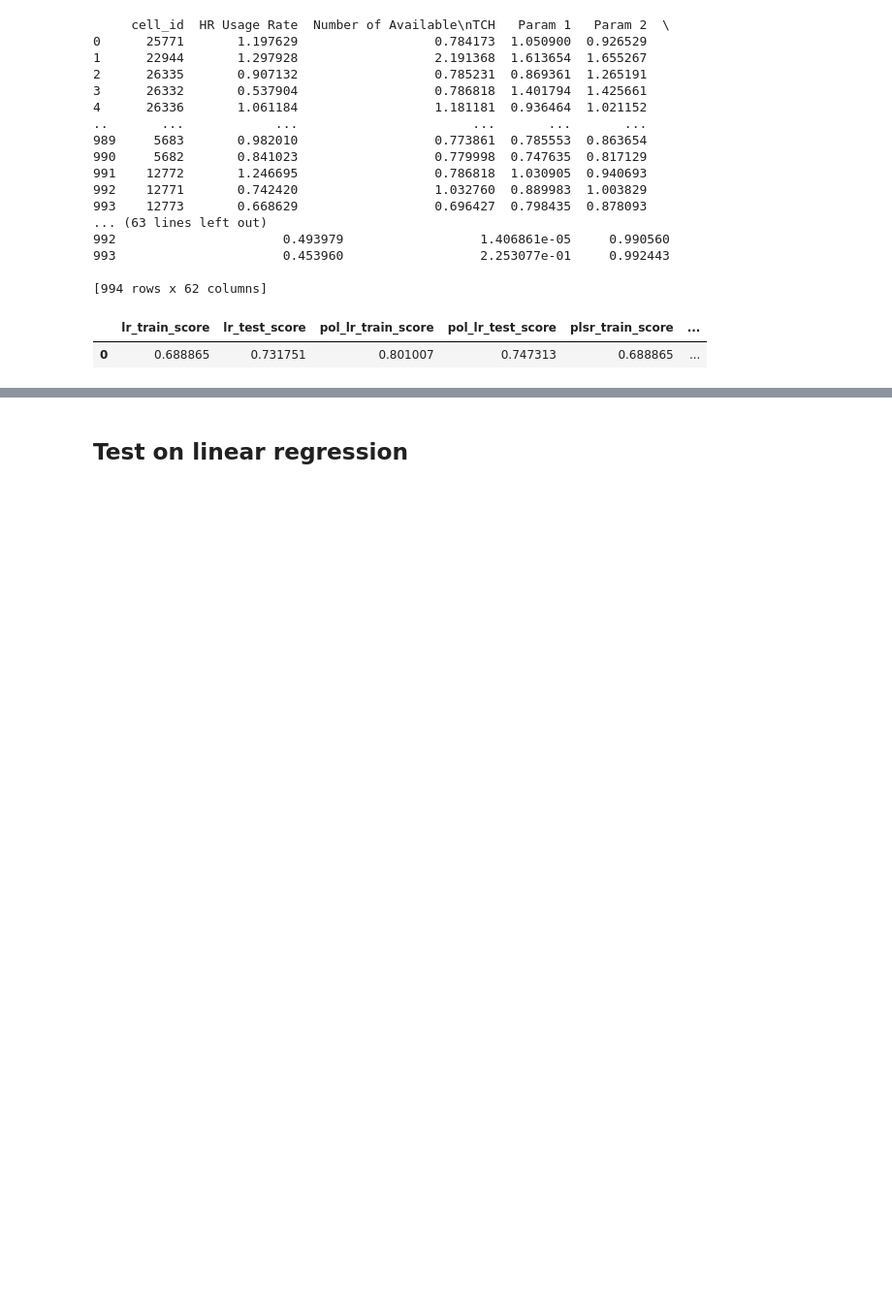
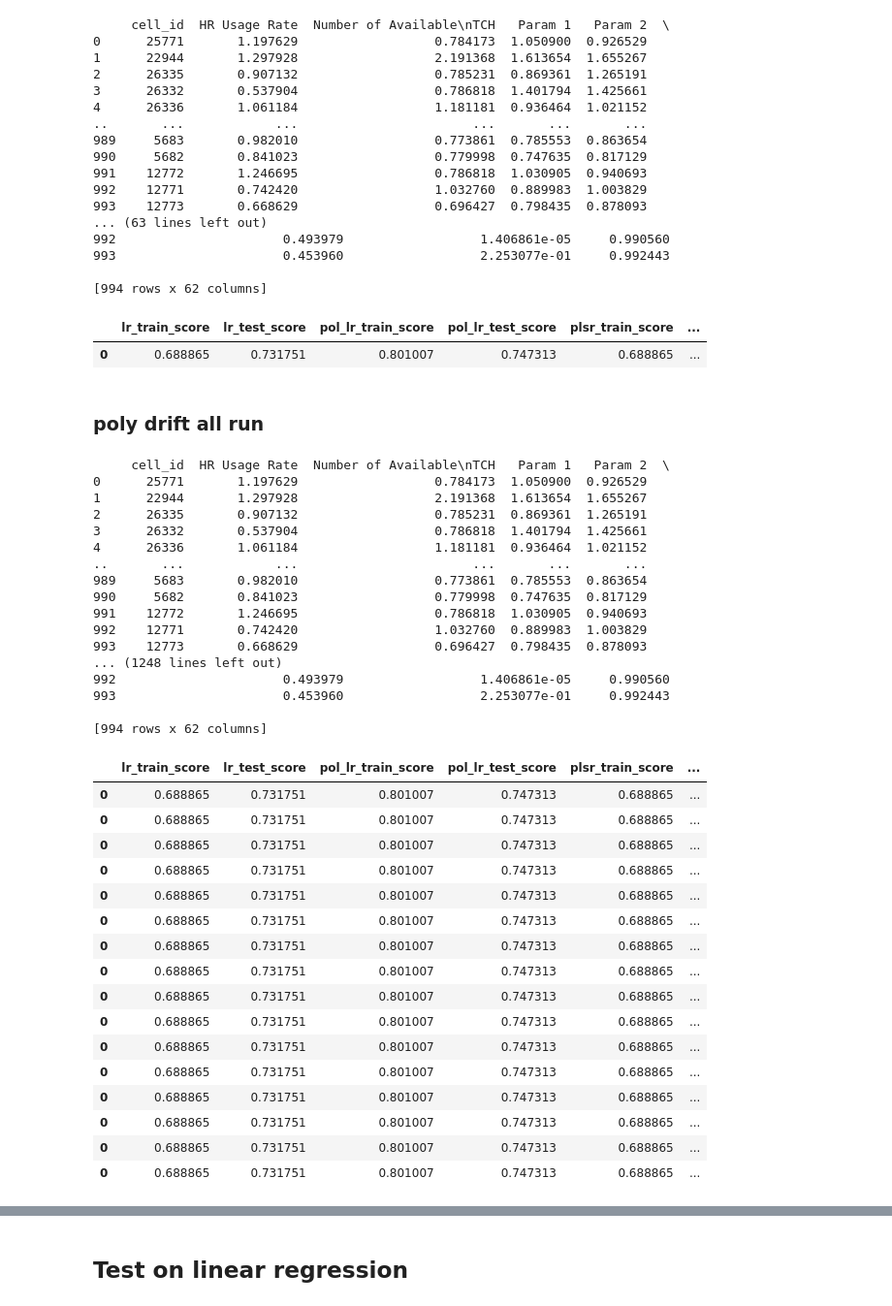
Before and after one commit to S-M157/Bachelor, a Jupyter notebook: RegressDataDrift.ipynb, the cells around one changed output, grey strips where cells are left out. Shown at 97% size. Drawn from its saved outputs; the diff is of its cells as text; code cells hidden in the pictures; blank space fills up the shorter version.

Commit message:
Added full dataset experiments.

```diff
--- a/RegressDataDrift.ipynb
+++ b/RegressDataDrift.ipynb
@@ -30,3 +53,9 @@ def get_weighted_thresh_agg(x: str, fi: Dict, method: Callable = sum):
 # %%
 get_weighted_thresh_sum = partial(get_weighted_thresh_agg, fi={}, method=np.average)
+get_weighted_thresh_sum.__name__ = 'get_weighted_thresh_sum'
+
 get_thresh_sum = partial(get_weighted_thresh_agg, fi={}, method=np.average)
+get_thresh_sum.__name__ = 'get_thresh_sum'
+
+get_weighted_mean = partial(get_weighted_aggregation, fi=fi, method=np.sum)
+get_weighted_mean.__name__ = 'get_weighted_mean'
@@ -1469,6 +1592,78 @@ get_models_poly_drift_results(orig_df, rewards, features, label, stat_tests, pat
 [994 rows x 62 columns]
 |  | lr_train_score | lr_test_score | pol_lr_train_score | pol_lr_test_score | plsr_train_score | ... |
 | 0 | 0.688865 | 0.731751 | 0.801007 | 0.747313 | 0.688865 | ... |
+# %% [markdown]
+### poly drift all run
+# %%
+datasets_list = [('not-sampled_no-ref-window', 'data/generated/drift/by_cell_agent/run_7/by_train_regressive__sampled-drift-None_no-window_.csv'),
+             ('sampled_no-ref-window', 'data/generated/drift/by_cell_agent/run_8/by_train_regressive__sampled-drift-1000_no-window_.csv'),
+             ('not-sampled_ref-window-1k', 'data/generated/drift/by_cell_agent/run_9/by_train_regressive_sampled_ref_sampled_drift_None_window_1k_.csv'),
+             ('sampled_ref-window-1k', 'data/generated/drift/by_cell_agent/run_10/by_train_regressive_sampled_ref_sampled_drift_1000_window_1k_.csv')]
+path = 'data/generated/models/poly_drift_1'
+label = 'quality_avg'
+features = ['HR Usage Rate',
+ 'TCH Blocking Rate, BH',
+ 'Number of Available\nTCH',
+ 'TCH Traffic (Erl), BH',
+ 'Param 1',
+ 'Param 2']
+poly_drift_res = pd.DataFrame()
+
+for dataset_name, dataset_path in datasets_list:
+    dataset = pd.read_csv(dataset_path, index_col=0)
+
+    for form_data_func in [get_regress_score, get_weighted_mean, get_thresh_sum, get_weighted_thresh_sum]:
+        data_type_name = form_data_func.__name__
+
+        regress_df = dataset[['cell_id']].copy()
+        regress_df[stat_tests] = dataset[stat_tests].apply(lambda x: list(map(form_data_func, x)))
+        # creating path to save data
+        saving_path = osp.join(path, dataset_name, data_type_name)
+        Path(saving_path).mkdir(exist_ok=True, parents=True)
+
+        res = get_models_poly_drift_results(orig_df, rewards, features, label, stat_tests, saving_path)
+        res['dataset_name'] = [dataset_name] * len(res)
+        res['data_type_name'] = [data_type_name] * len(res)
+
+        poly_drift_res = pd.concat([poly_drift_res, res])
+
+poly_drift_res.to_csv(osp.join(path, 'poly_drift_res.csv'))
+poly_drift_res
+# %% [output]
+     cell_id  HR Usage Rate  Number of Available\nTCH   Param 1   Param 2  \
+0      25771       1.197629                  0.784173  1.050900  0.926529
+1      22944       1.297928                  2.191368  1.613654  1.655267
+2      26335       0.907132                  0.785231  0.869361  1.265191
+3      26332       0.537904                  0.786818  1.401794  1.425661
+4      26336       1.061184                  1.181181  0.936464  1.021152
+..       ...            ...                       ...       ...       ...
+989     5683       0.982010                  0.773861  0.785553  0.863654
+990     5682       0.841023                  0.779998  0.747635  0.817129
+991    12772       1.246695                  0.786818  1.030905  0.940693
+992    12771       0.742420                  1.032760  0.889983  1.003829
+993    12773       0.668629                  0.696427  0.798435  0.878093
+... (1248 lines left out)
+992                      0.493979                  1.406861e-05     0.990560
+993                      0.453960                  2.253077e-01     0.992443
+
+[994 rows x 62 columns]
+|  | lr_train_score | lr_test_score | pol_lr_train_score | pol_lr_test_score | plsr_train_score | ... |
+| 0 | 0.688865 | 0.731751 | 0.801007 | 0.747313 | 0.688865 | ... |
+| 0 | 0.688865 | 0.731751 | 0.801007 | 0.747313 | 0.688865 | ... |
+| 0 | 0.688865 | 0.731751 | 0.801007 | 0.747313 | 0.688865 | ... |
+| 0 | 0.688865 | 0.731751 | 0.801007 | 0.747313 | 0.688865 | ... |
+| 0 | 0.688865 | 0.731751 | 0.801007 | 0.747313 | 0.688865 | ... |
+| 0 | 0.688865 | 0.731751 | 0.801007 | 0.747313 | 0.688865 | ... |
+| 0 | 0.688865 | 0.731751 | 0.801007 | 0.747313 | 0.688865 | ... |
+| 0 | 0.688865 | 0.731751 | 0.801007 | 0.747313 | 0.688865 | ... |
+| 0 | 0.688865 | 0.731751 | 0.801007 | 0.747313 | 0.688865 | ... |
+| 0 | 0.688865 | 0.731751 | 0.801007 | 0.747313 | 0.688865 | ... |
+| 0 | 0.688865 | 0.731751 | 0.801007 | 0.747313 | 0.688865 | ... |
+| 0 | 0.688865 | 0.731751 | 0.801007 | 0.747313 | 0.688865 | ... |
+| 0 | 0.688865 | 0.731751 | 0.801007 | 0.747313 | 0.688865 | ... |
+| 0 | 0.688865 | 0.731751 | 0.801007 | 0.747313 | 0.688865 | ... |
+| 0 | 0.688865 | 0.731751 | 0.801007 | 0.747313 | 0.688865 | ... |
+| 0 | 0.688865 | 0.731751 | 0.801007 | 0.747313 | 0.688865 | ... |
 # %%
 df_to_train = orig_df[['cell_id']].copy()
 
```
Also changed, not shown: parts of 11 cells of this notebook.
